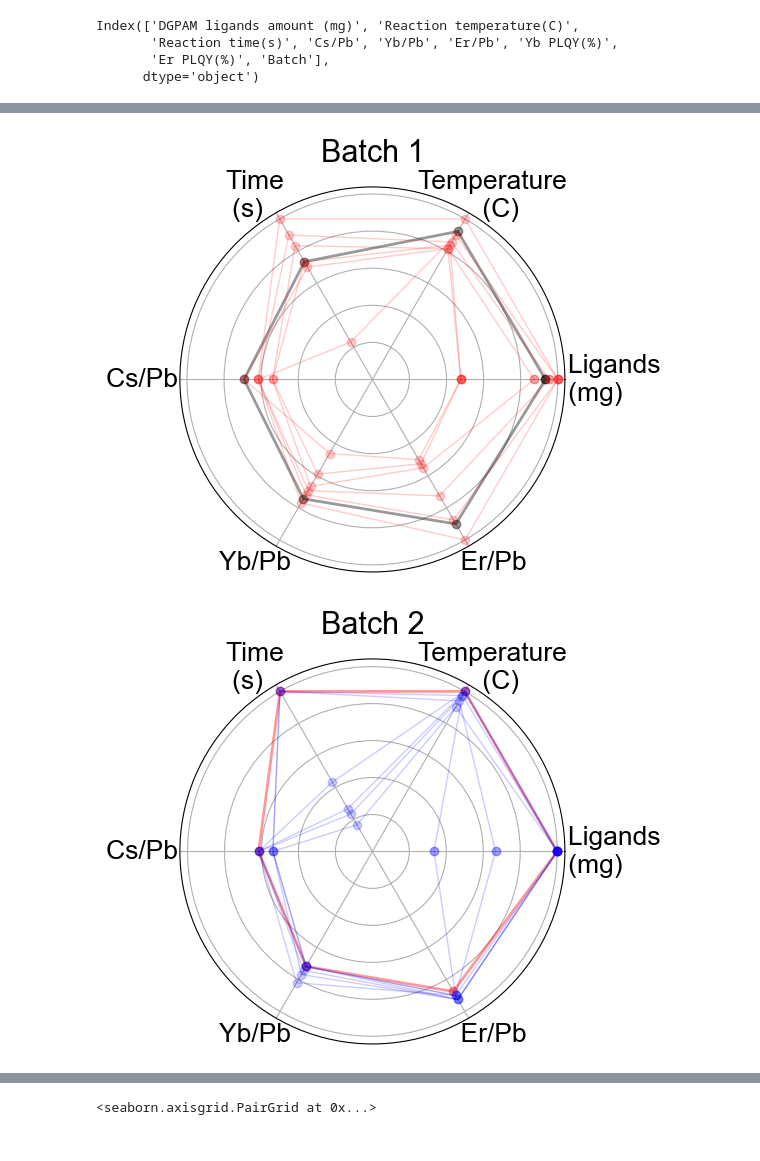
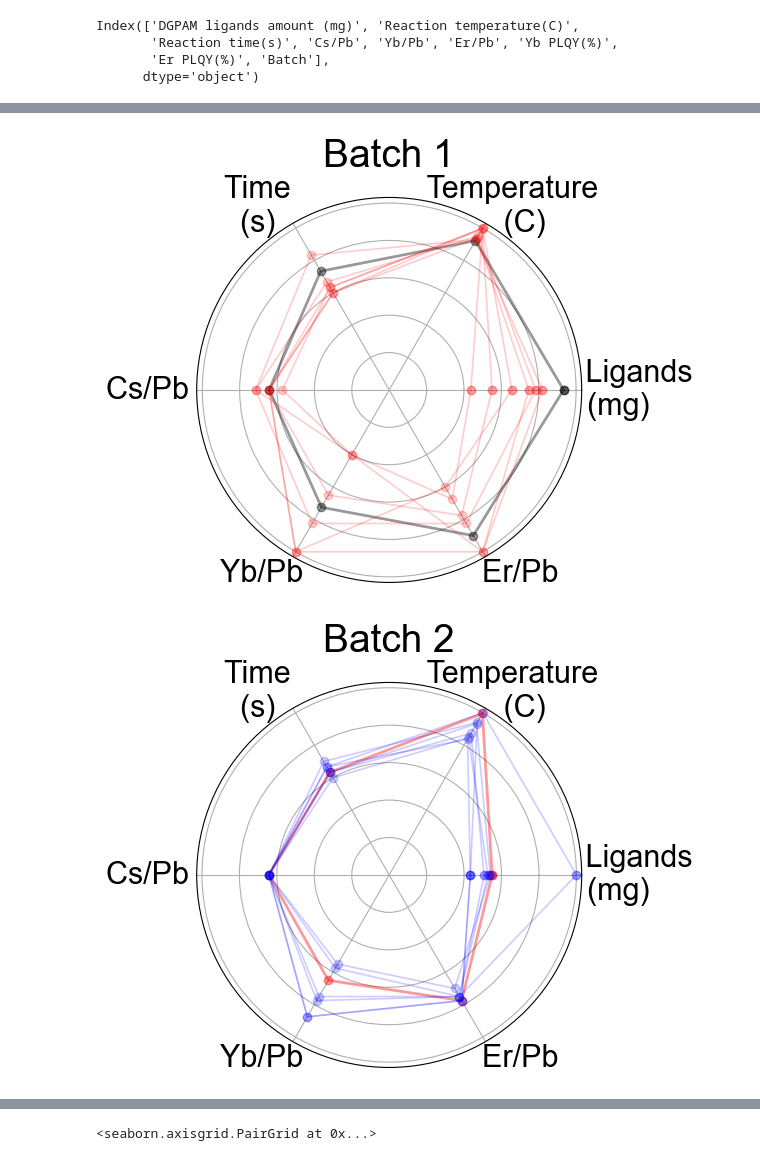
Before and after one commit to andrelowky/Optimization-of-Yb-Er-co-doped-CsPbCl3-NCs-with-DGPAM-ligands, a Jupyter notebook: optimization for NCs - codope data analysis.ipynb, the cells around one changed output, grey strips where cells are left out. Cells and saved outputs as stored; diff of their text form; code cells hidden in the pictures.

```diff
--- a/optimization for NCs - codope data analysis.ipynb
+++ b/optimization for NCs - codope data analysis.ipynb
@@ -40,7 +40,7 @@ print(f"pytorch {torch.__version__}")
 print(f"gpytorch {gpytorch.__version__}")
 print(f"botorch {botorch.__version__}")
 
-df = pd.read_csv("codope_data.csv")
+df = pd.read_csv("codope_data camp2.csv")
 df
 # %% [output]
 numpy 2.2.6
@@ -103,6 +103,7 @@ batch1 = batch_all[df['Batch']==1]
 batch2 = batch_all[df['Batch']==2]
 batch3 = batch_all[df['Batch']==3]
 batch4 = batch_all[df['Batch']==4]
+batch5 = batch_all[df['Batch']==5]
 
 best0 = batch0[df.loc[df['Batch']==0, 'Er PLQY(%)',].argmax().item()]
 best_values0 = best0.tolist()
@@ -120,15 +121,19 @@ best3 = batch3[df.loc[df['Batch']==3, 'Er PLQY(%)',].argmax().item()]
 best_values3 = best3.tolist()
 best_values3 += best_values3[:1]  # Close the line
 
+best4 = batch3[df.loc[df['Batch']==4, 'Er PLQY(%)',].argmax().item()]
+best_values4 = best4.tolist()
+best_values4 += best_values4[:1]  # Close the line
+
 num_vars = len(labels)
 angles = np.linspace(0, 2 * np.pi, num_vars, endpoint=False).tolist()
 angles += angles[:1]  # Close the circle
 
-labels = ['        Ligands\n   (mg)', '    Temperature\n      (C)',
-       'Time   \n(s)     ', 'Cs/Pb     ', 'Yb/Pb   ', '    Er/Pb', ]
+labels = ['         Ligands\n    (mg)', '    Temperature\n       (C)',
+       'Time      \n(s)      ', 'Cs/Pb       ', 'Yb/Pb     ', '      Er/Pb', ]
 
-for batch, c, number in zip([batch0, batch1, batch2, batch3, batch4],
-                    ['k', 'r', 'b', 'g', 'm'], [0, 1, 2, 3, 4]):
+for batch, c, number in zip([batch0, batch1, batch2, batch3, batch4, batch5],
+                    ['k', 'r', 'b', 'g', 'm', 'c'], [0, 1, 2, 3, 4, 5]):
 
     fig, ax = plt.subplots(figsize=(5, 5), subplot_kw={'projection': 'polar'})
 
@@ -141,22 +146,24 @@ for batch, c, number in zip([batch0, batch1, batch2, batch3, batch4],
         ax.plot(angles, best_values2, 'o-', linewidth=2, c='b', alpha=0.4)
     elif number == 4:
         ax.plot(angles, best_values3, 'o-', linewidth=2, c='g', alpha=0.4)
+    elif number == 5:
+        ax.plot(angles, best_values4, 'o-', linewidth=2, c='m', alpha=0.4)
 
     for i, sample in enumerate(batch):
         values = sample.tolist()
         values += values[:1]  # Close the line
-        ax.plot(angles, values, 'o-', linewidth=1, c=c, alpha=0.2)
+        ax.plot(angles, values, 'o-', linewidth=1.2, c=c, alpha=0.2)
         #ax.fill(angles, values, alpha=0.01, c=c)  # Optional fill
 
 
 
     # Set axis labels
     ax.set_xticks(angles[:-1])
-    ax.set_xticklabels(labels, fontsize=19,)
+    ax.set_xticklabels(labels, fontsize=22,)
     ax.set_yticklabels([])  # Remove radial labels
 
     # Add legend and title
     #plt.legend(loc='upper right', bbox_to_anchor=(1.3, 1.0))
-    plt.title(f'Batch {number}', fontsize=22)
+    plt.title(f'Batch {number}', fontsize=28)
     plt.show()
 # %% [output]
@@ -164,2 +171,2 @@ for batch, c, number in zip([batch0, batch1, batch2, batch3, batch4],
-[figure, old version]
+[figure, new version]
-[figure, old version]
+[figure, new version]
```
Also changed, not shown: parts of 9 cells of this notebook, 1 other file.
